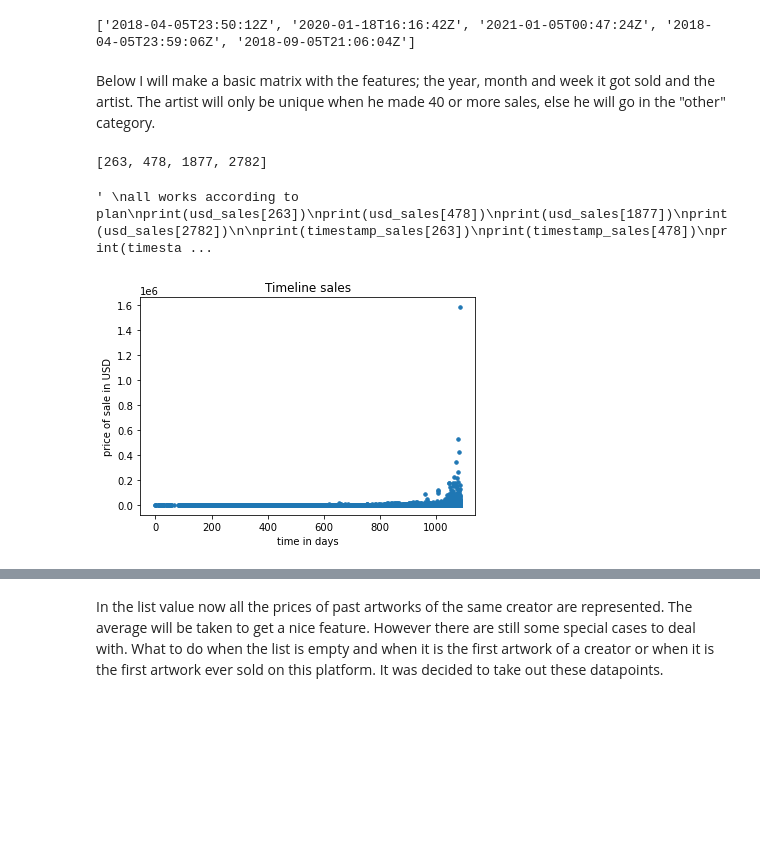
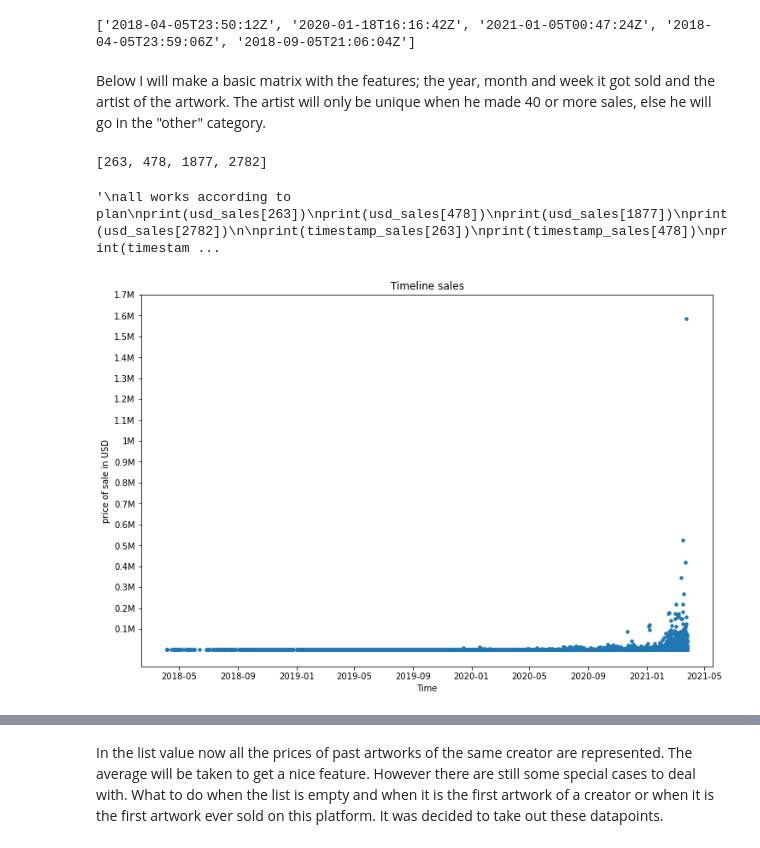
Before and after one commit to Serg99io/Capstone-cryptoart, a Jupyter notebook: capstone notebook.ipynb, the cells around one changed output, grey strips where cells are left out. Cells and saved outputs as stored; diff of their text form; code cells hidden in the pictures; blank space fills up the shorter version.

```diff
--- a/capstone notebook.ipynb
+++ b/capstone notebook.ipynb
@@ -35,8 +37,9 @@ print(timestamp_sales[:5])
 # %% [output]
 ['2018-04-05T23:50:12Z', '2020-01-18T16:16:42Z', '2021-01-05T00:47:24Z', '2018-04-05T23:59:06Z', '2018-09-05T21:06:04Z']
 # %% [markdown]
-Below I will make a basic matrix with the features; the year, month and week it got sold and the artist. The artist will only be unique when he made 40 or more sales, else he will go in the "other" category.
+Below I will make a basic matrix with the features; the year, month and week it got sold and the artist of the artwork. The artist will only be unique when he made 40 or more sales, else he will go in the "other" category.
 # %%
+#making the matrix with all the features
 matrix_basic = np.zeros((len(timestamp_sales),8))
 
 count = 0
@@ -69,16 +72,18 @@ for i in timestamp_sales:
     count = count + 1
 #the first 10 dates have been tested
 
-fig, ax6 = plt.subplots()
-ax6.scatter(lstdays2, usd_sales,s=12)
+fig, ax6 = plt.subplots(figsize=(12,8))
+ax6.scatter(lstdays, usd_sales,s=12)
 ax6.set_ylabel("price of sale in USD")
-ax6.set_xlabel("time in days")
+ax6.set_xlabel("Time")
 ax6.set_title("Timeline sales")
+ax6.set_yticks([100000,200000,300000,400000,500000,600000,700000,800000,900000,1000000,1100000,1200000,1300000,1400000,1500000,1600000,1700000])
+ax6.set_yticklabels(["0.1M", "0.2M","0.3M", "0.4M", "0.5M","0.6M","0.7M","0.8M","0.9M","1M","1.1M","1.2M","1.3M","1.4M","1.5M","1.6M","1.7M"])
 #dict with keys tokens and values creator
 dict_toccrea = dict()
 countt = 0
 for i in tokenId_tokens:
-    #print(len(creator_tokens)) 22232
+    #print(len(creator_tokens)) #22232
     dict_toccrea[i] = creator_tokens[countt]
     countt = countt + 1
 
@@ -89,7 +94,6 @@ for i in tokenId_sales:
 
 dictcrea = dict()
 
-#print(listwcreato)
 #listwcreato first 10 have been tested and are correct
 countercreator = Counter(listwcreato)
 count7 = 0
@@ -155,35 +159,32 @@ count4 = 0
 value = []
 for i in lstwithindx:
     lst12 = []
     for j in i:
         #when the datetime precedes the sale time then it will get added to the list of values.
         if lstdays[j] < lstdays[count4]:
             lst12.append(usd_sales[j])
 
-            #if count < 5:
-                #print(str(lstdays[j]) + str(lstdays[count4]))
     count4 =count4+1
     value.append(lst12)
-#print(value[:12])
 
 """
 all works according to plan
 print(usd_sales[263])
 print(usd_sales[478])
 print(usd_sales[1877])
 print(usd_sales[2782])
 
 print(timestamp_sales[263])
 print(timestamp_sales[478])
 print(timestamp_sales[1877])
 print(timestamp_sales[2782])
 
 print(value[263])
 print(value[478])
 print(value[1877])
 print(value[2782])
 """
 # %% [output]
 [263, 478, 1877, 2782]
-' \nall works according to plan\nprint(usd_sales[263])\nprint(usd_sales[478])\nprint(usd_sales[1877])\nprint(usd_sales[2782])\n\nprint(timestamp_sales[263])\nprint(timestamp_sales[478])\nprint(timesta ...
+'\nall works according to plan\nprint(usd_sales[263])\nprint(usd_sales[478])\nprint(usd_sales[1877])\nprint(usd_sales[2782])\n\nprint(timestamp_sales[263])\nprint(timestamp_sales[478])\nprint(timestam ...
-[figure, old version]
+[figure, new version]
```
Also changed, not shown: parts of 17 cells of this notebook, 1 other file.
